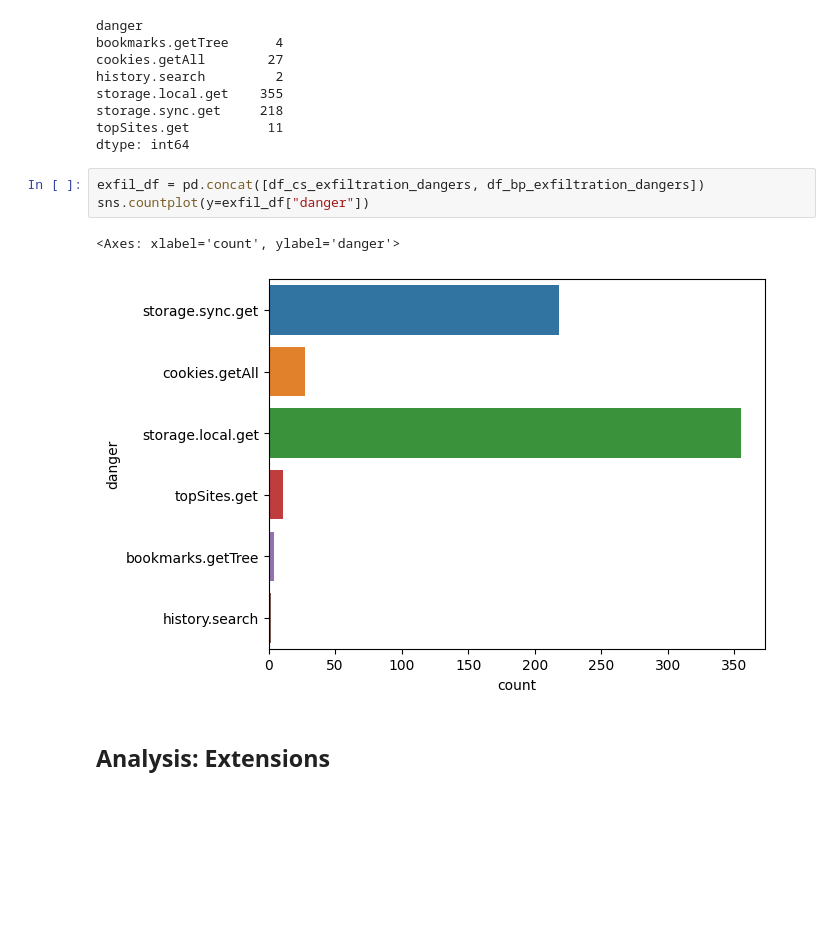
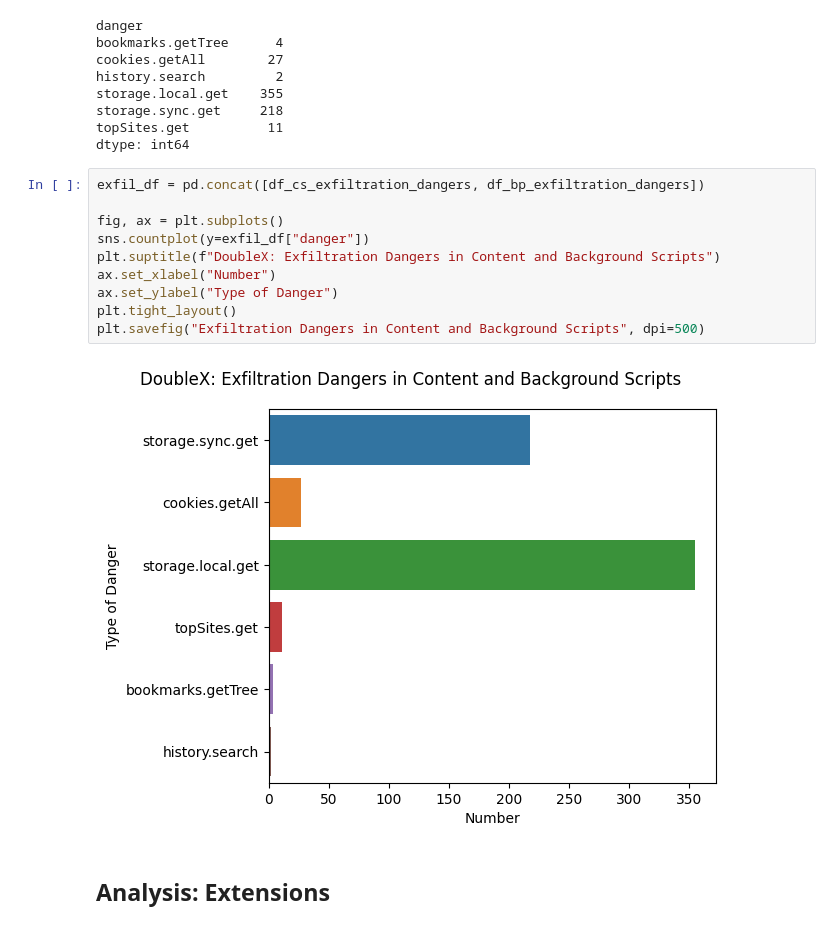
Before and after one commit to amad-person/browser-sec-project, a Jupyter notebook: Extension_Analysis.ipynb, the cells around one changed output. Cells and saved outputs as stored; diff of their text form; blank space fills up the shorter version.

```diff
--- a/Extension_Analysis.ipynb
+++ b/Extension_Analysis.ipynb
@@ -147,12 +160,18 @@ storage.local.get    355
 storage.sync.get     218
 topSites.get          11
 dtype: int64
-# %%
-exfil_df = pd.concat([df_cs_exfiltration_dangers, df_bp_exfiltration_dangers])
-sns.countplot(y=exfil_df["danger"])
-# %% [output]
-<Axes: xlabel='count', ylabel='danger'>
-[figure, removed]
+# %%
+exfil_df = pd.concat([df_cs_exfiltration_dangers, df_bp_exfiltration_dangers])
+
+fig, ax = plt.subplots()
+sns.countplot(y=exfil_df["danger"])
+plt.suptitle(f"DoubleX: Exfiltration Dangers in Content and Background Scripts")
+ax.set_xlabel("Number")
+ax.set_ylabel("Type of Danger")
+plt.tight_layout()
+plt.savefig("Exfiltration Dangers in Content and Background Scripts", dpi=500)
+# %% [output]
+[figure, added]
 # %% [markdown]
 ## Analysis: Extensions
 # %% [markdown]
```
Also changed, not shown: parts of 55 cells of this notebook.
